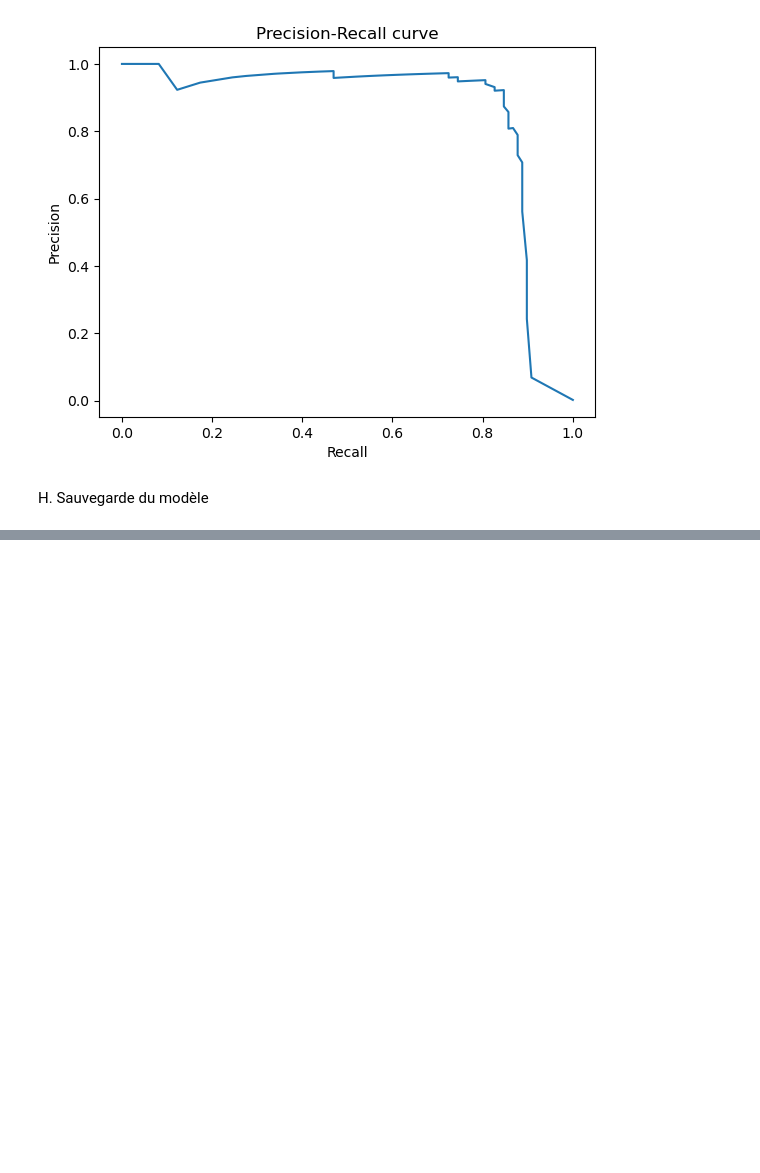
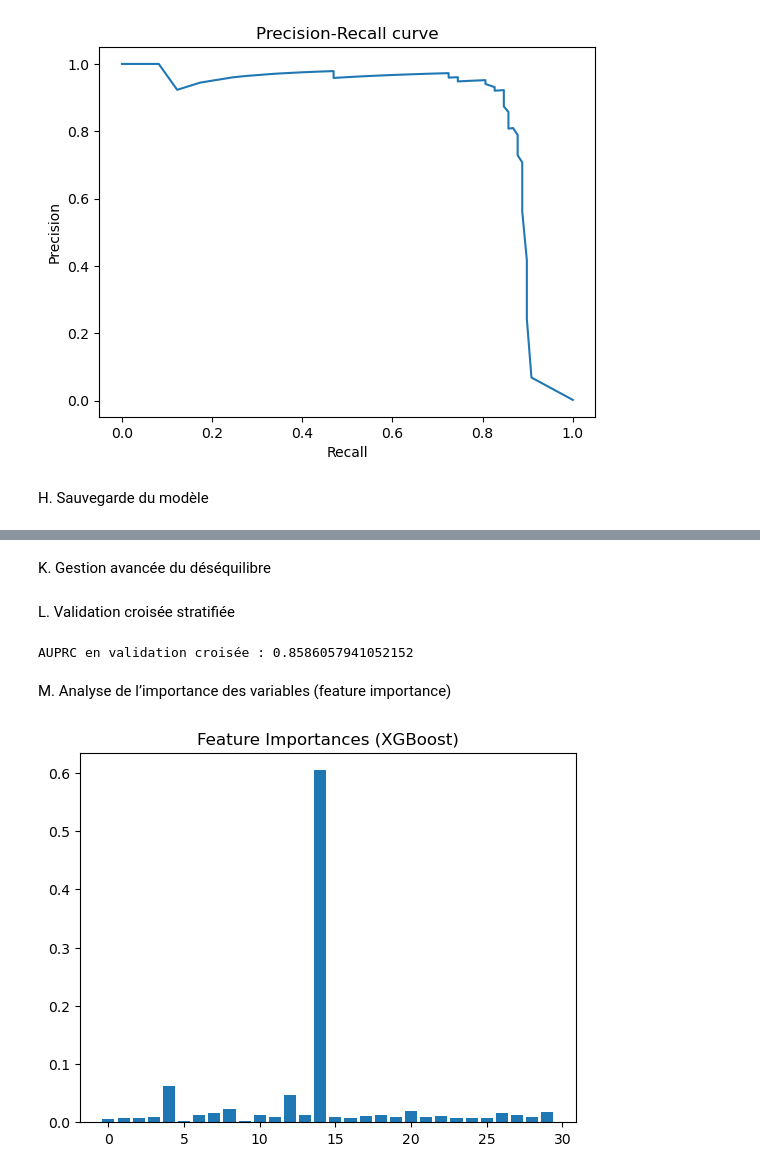
Before and after one commit to Jo7-7/EagleEye-Fraud, a Jupyter notebook: notebooks/03_modelisation_fraude.ipynb, the cells around one changed output, grey strips where cells are left out. Cells and saved outputs as stored; diff of their text form; code cells hidden in the pictures; blank space fills up the shorter version.

```diff
--- a/notebooks/03_modelisation_fraude.ipynb
+++ b/notebooks/03_modelisation_fraude.ipynb
@@ -112,0 +153,2 @@ joblib.dump(clf, '../models/randomforest_fraude.pkl')
+# %% [markdown]
+K. Gestion avancée du déséquilibre
@@ -112,0 +160,21 @@ joblib.dump(clf, '../models/randomforest_fraude.pkl')
+# %% [markdown]
+L. Validation croisée stratifiée
+# %%
+from sklearn.model_selection import StratifiedKFold, cross_val_score
+
+skf = StratifiedKFold(n_splits=5, shuffle=True, random_state=42)
+scores = cross_val_score(xgb, X, y, cv=skf, scoring='average_precision')
+print("AUPRC en validation croisée :", scores.mean())
+# %% [output]
+AUPRC en validation croisée : 0.8586057941052152
+# %% [markdown]
+M. Analyse de l’importance des variables (feature importance)
+# %%
+import matplotlib.pyplot as plt
+
+importances = xgb.feature_importances_
+plt.bar(range(len(importances)), importances)
+plt.title("Feature Importances (XGBoost)")
+plt.show()
+# %% [output]
+[figure, added]
```
Also changed, not shown: parts of 6 cells of this notebook.
